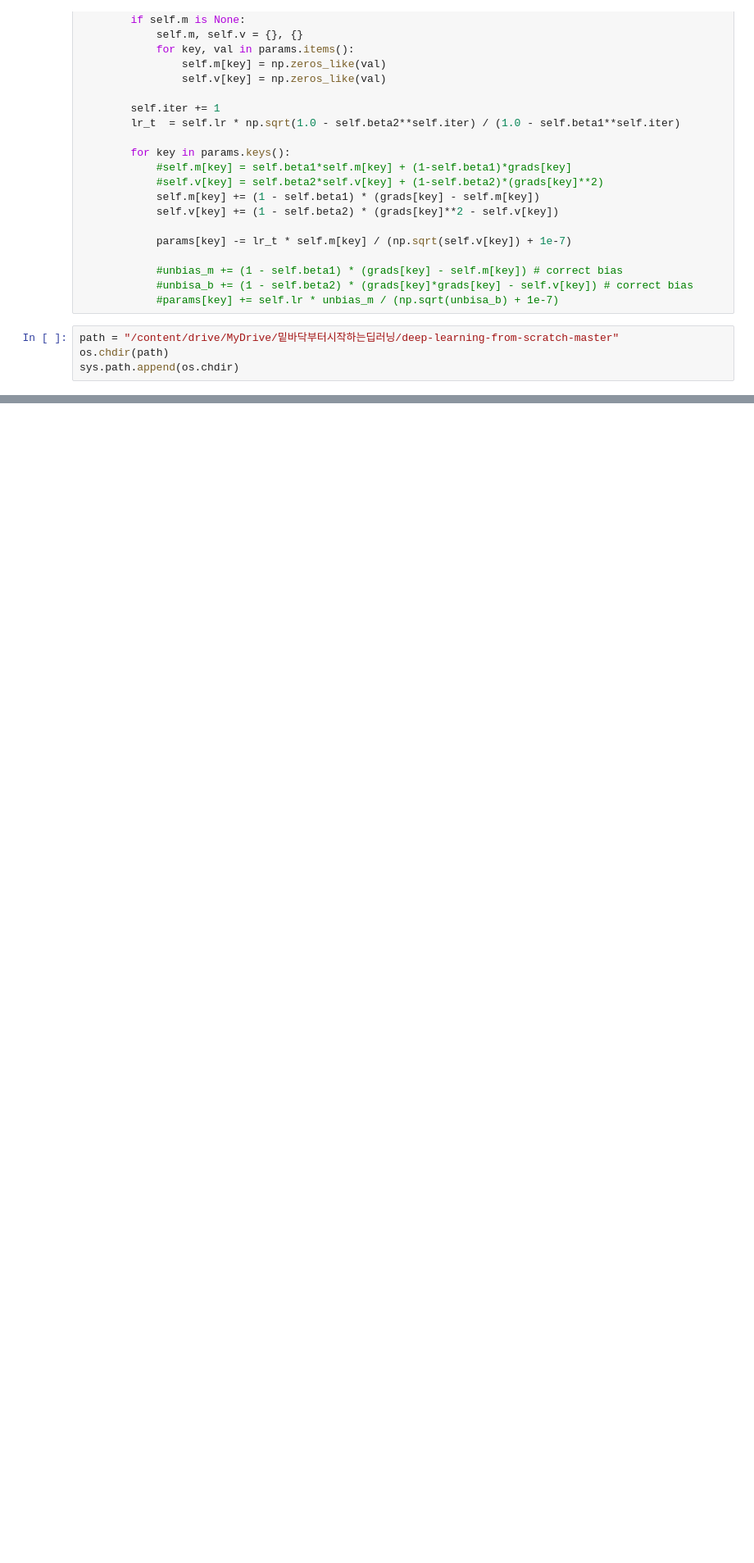
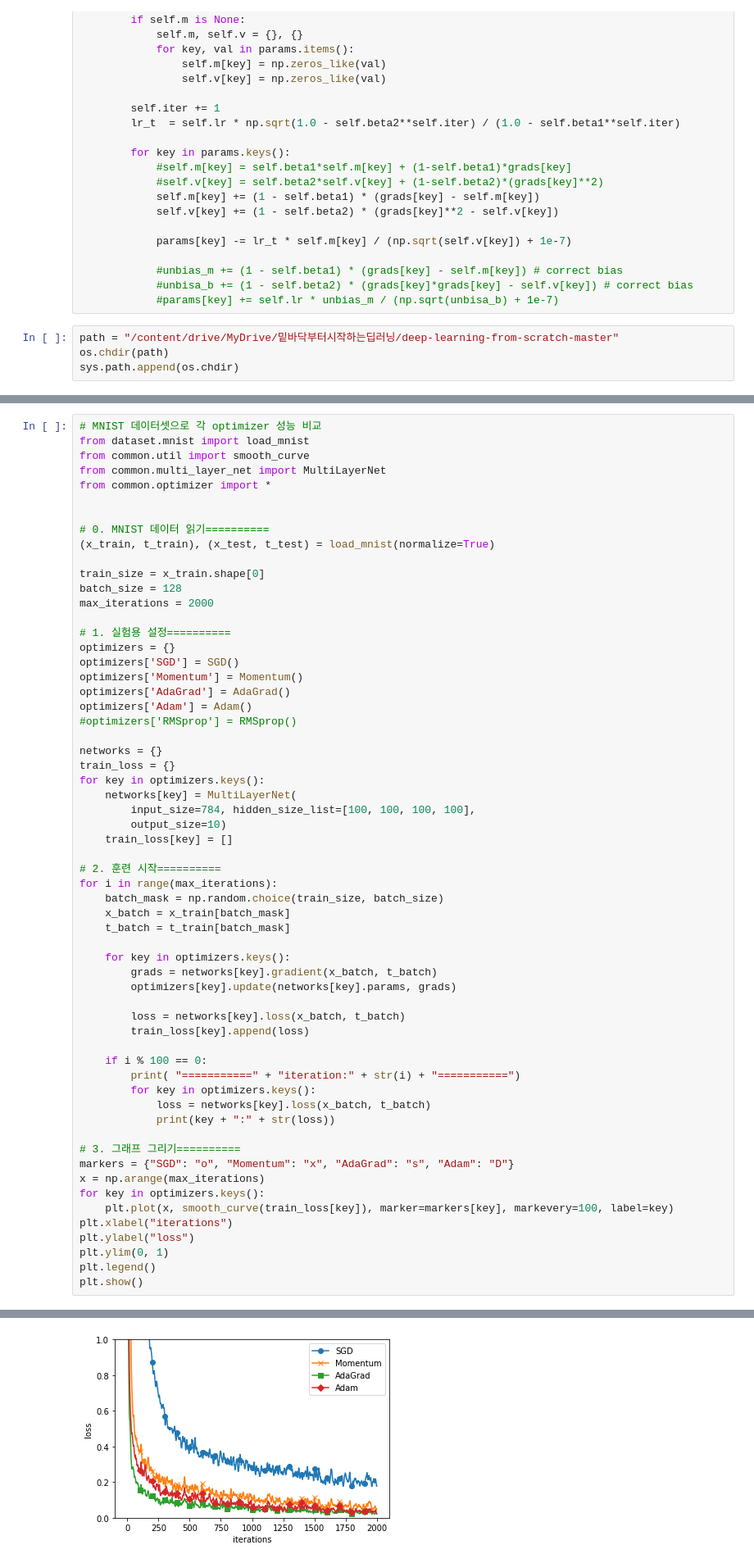
Before and after one commit to hyeon1263/BigAI, a Jupyter notebook: 밑바닥부터 시작하는 딥러닝/Chapter06.ipynb, the cells around one changed output, grey strips where cells are left out. Shown: that part at 82% size. Drawn from its saved outputs; the diff is of its cells as text; blank space fills up the shorter version.

```diff
--- a/밑바닥부터 시작하는 딥러닝/Chapter06.ipynb
+++ b/밑바닥부터 시작하는 딥러닝/Chapter06.ipynb
@@ -216,0 +220,61 @@ plt.show()
+# %%
+# MNIST 데이터셋으로 각 optimizer 성능 비교
+from dataset.mnist import load_mnist
+from common.util import smooth_curve
+from common.multi_layer_net import MultiLayerNet
+from common.optimizer import *
+
+
+# 0. MNIST 데이터 읽기==========
+(x_train, t_train), (x_test, t_test) = load_mnist(normalize=True)
+
+train_size = x_train.shape[0]
+batch_size = 128
+max_iterations = 2000
+
+# 1. 실험용 설정==========
+optimizers = {}
+optimizers['SGD'] = SGD()
+optimizers['Momentum'] = Momentum()
+optimizers['AdaGrad'] = AdaGrad()
+optimizers['Adam'] = Adam()
+#optimizers['RMSprop'] = RMSprop()
+
+networks = {}
+train_loss = {}
+for key in optimizers.keys():
+    networks[key] = MultiLayerNet(
+        input_size=784, hidden_size_list=[100, 100, 100, 100],
+        output_size=10)
+    train_loss[key] = []
+
+# 2. 훈련 시작==========
+for i in range(max_iterations):
+    batch_mask = np.random.choice(train_size, batch_size)
+    x_batch = x_train[batch_mask]
+    t_batch = t_train[batch_mask]
+
+    for key in optimizers.keys():
+        grads = networks[key].gradient(x_batch, t_batch)
+        optimizers[key].update(networks[key].params, grads)
+
+        loss = networks[key].loss(x_batch, t_batch)
+        train_loss[key].append(loss)
+
+    if i % 100 == 0:
+        print( "===========" + "iteration:" + str(i) + "===========")
+        for key in optimizers.keys():
+            loss = networks[key].loss(x_batch, t_batch)
+            print(key + ":" + str(loss))
+
+# 3. 그래프 그리기==========
+markers = {"SGD": "o", "Momentum": "x", "AdaGrad": "s", "Adam": "D"}
+x = np.arange(max_iterations)
+for key in optimizers.keys():
+    plt.plot(x, smooth_curve(train_loss[key]), marker=markers[key], markevery=100, label=key)
+plt.xlabel("iterations")
+plt.ylabel("loss")
+plt.ylim(0, 1)
+plt.legend()
+plt.show()
+# %% [output]
@@ -216,0 +298 @@ plt.show()
+[figure, added]
```
Also changed, not shown: parts of 43 cells of this notebook.
